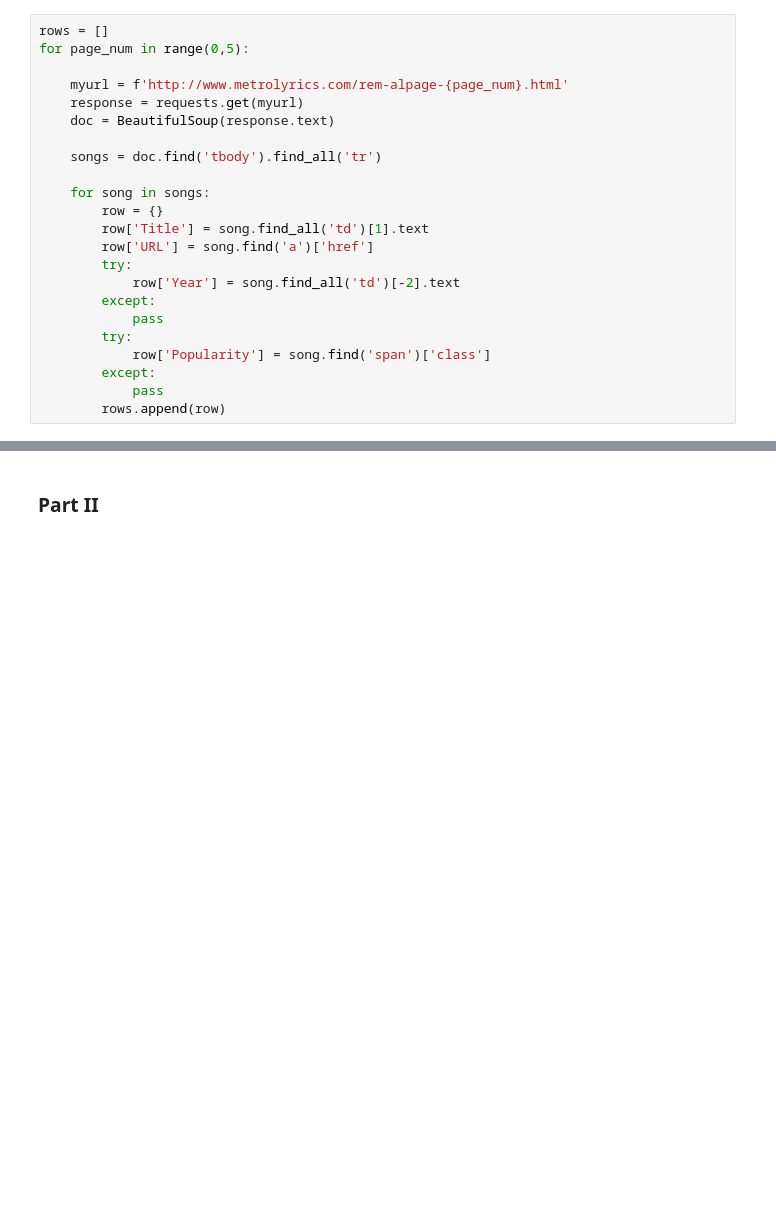
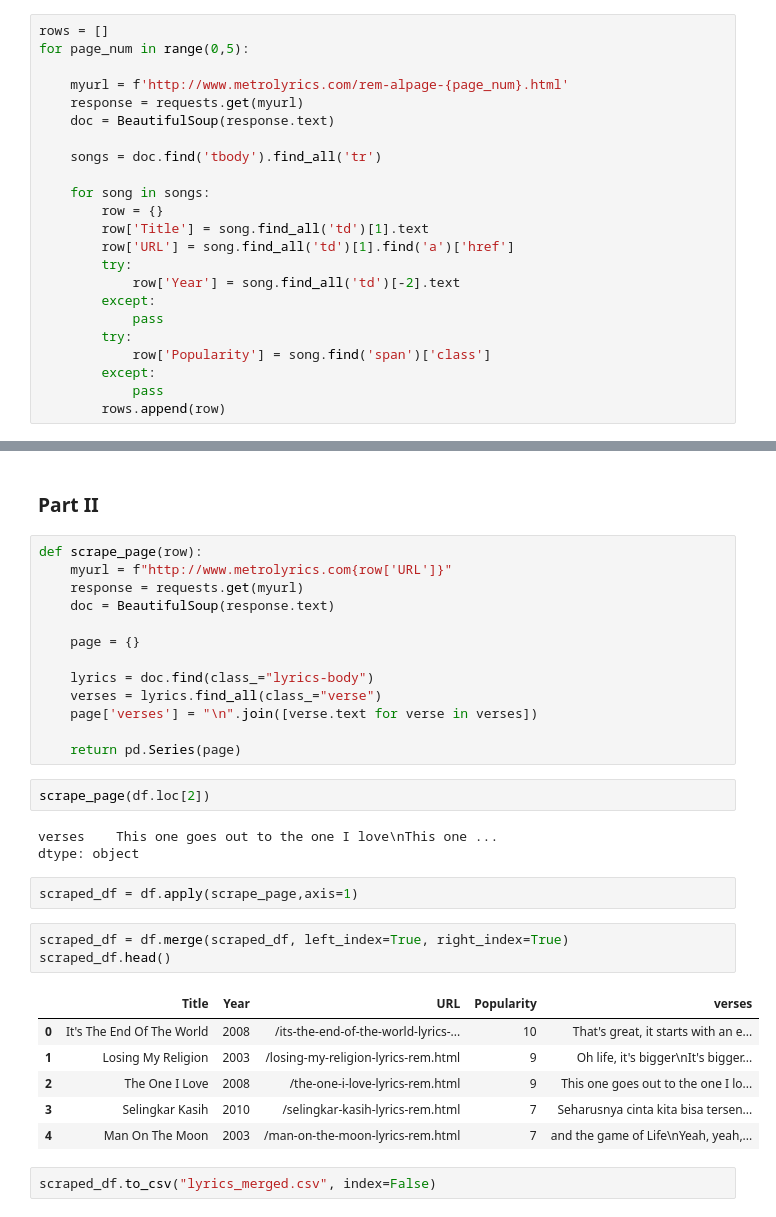
Before and after one commit to mingligraphics/foundations_homework, a Jupyter notebook: 09-homework/Metrolyrics (Pagination, scraping 1x per row).ipynb, the cells around one changed output, grey strips where cells are left out. Saved outputs shown, nothing was run; the diff lists cells and outputs as text; blank space fills up the shorter version.

```diff
--- a/09-homework/Metrolyrics (Pagination, scraping 1x per row).ipynb
+++ b/09-homework/Metrolyrics (Pagination, scraping 1x per row).ipynb
@@ -17,7 +17,7 @@ for page_num in range(0,5):
     for song in songs:
         row = {}
         row['Title'] = song.find_all('td')[1].text
-        row['URL'] = song.find('a')['href']
+        row['URL'] = song.find_all('td')[1].find('a')['href']
         try:
             row['Year'] = song.find_all('td')[-2].text
         except:
@@ -71,3 +71,35 @@ df.head()
 df.to_csv("song_info.csv", index = False)
 # %% [markdown]
 ### Part II
+# %%
+def scrape_page(row):
+    myurl = f"http://www.metrolyrics.com{row['URL']}"
+    response = requests.get(myurl)
+    doc = BeautifulSoup(response.text)
+
+    page = {}
+
+    lyrics = doc.find(class_="lyrics-body")
+    verses = lyrics.find_all(class_="verse")
+    page['verses'] = "\n".join([verse.text for verse in verses])
+
+    return pd.Series(page)
+# %%
+scrape_page(df.loc[2])
+# %% [output]
+verses    This one goes out to the one I love\nThis one ...
+dtype: object
+# %%
+scraped_df = df.apply(scrape_page,axis=1)
+# %%
+scraped_df = df.merge(scraped_df, left_index=True, right_index=True)
+scraped_df.head()
+# %% [output]
+|  | Title | Year | URL | Popularity | verses |
+| 0 | It's The End Of The World | 2008 | /its-the-end-of-the-world-lyrics-... | 10 | That's great, it starts with an e... |
+| 1 | Losing My Religion | 2003 | /losing-my-religion-lyrics-rem.html | 9 | Oh life, it's bigger\nIt's bigger... |
+| 2 | The One I Love | 2008 | /the-one-i-love-lyrics-rem.html | 9 | This one goes out to the one I lo... |
+| 3 | Selingkar Kasih | 2010 | /selingkar-kasih-lyrics-rem.html | 7 | Seharusnya cinta kita bisa tersen... |
+| 4 | Man On The Moon | 2003 | /man-on-the-moon-lyrics-rem.html | 7 | and the game of Life\nYeah, yeah,... |
+# %%
+scraped_df.to_csv("lyrics_merged.csv", index=False)
```
Also changed, not shown: 4 other files.
